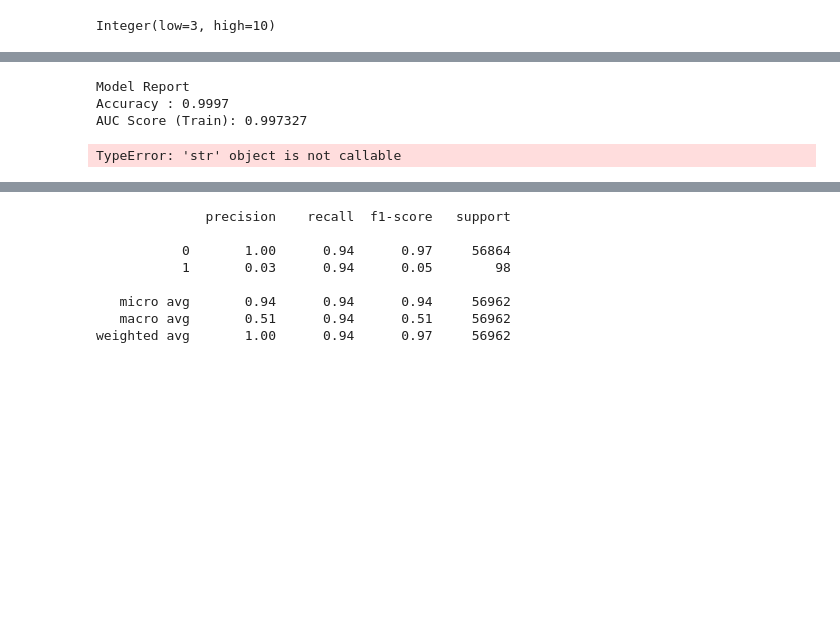
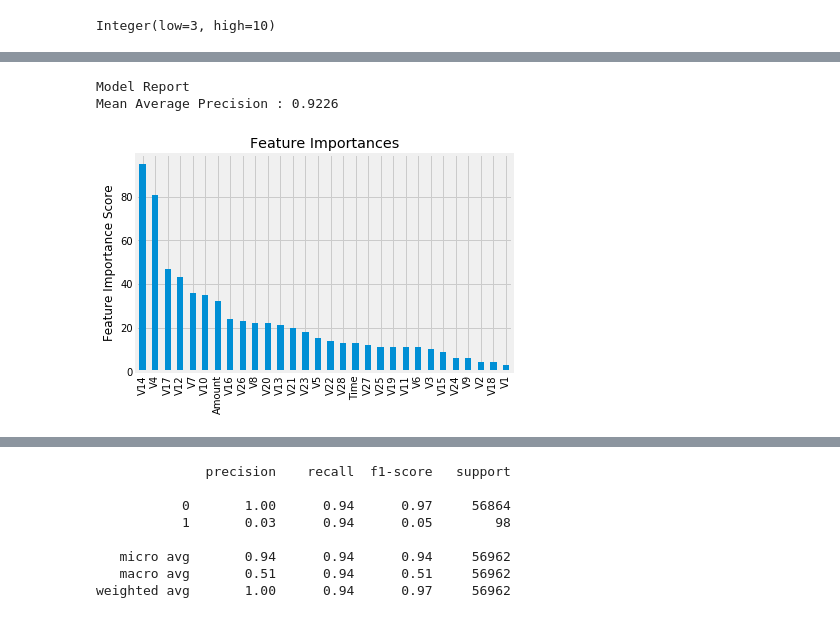
Before and after one commit to wnstnb/research, a Jupyter notebook: Predicting Credit Card Fraud V2.ipynb, the cells around one changed output, grey strips where cells are left out. Cells and saved outputs as stored; diff of their text form; code cells hidden in the pictures; blank space fills up the shorter version.

```diff
--- a/Predicting Credit Card Fraud V2.ipynb
+++ b/Predicting Credit Card Fraud V2.ipynb
@@ -352,9 +352,3 @@ Integer(low=3, high=10)
 from skopt.space import Real, Categorical, Integer
 from xgboost import DMatrix, cv
 from sklearn.metrics import accuracy_score, roc_auc_score
-# %%
-xgb_param = xgb.get_xgb_params()
-xgtrain = DMatrix(X_train.values, label=y_train.values)
-cvresult = cv(xgb_param, xgtrain, num_boost_round=xgb.get_params()['n_estimators'], nfold=5,
-    metrics='auc', early_stopping_rounds=50)
-xgb.set_params(n_estimators=cvresult.shape[0])
@@ -390,11 +385,13 @@ cvresult
 # %%
-def modelfit(alg, dtrain, predictors,useTrainCV=False, cv_folds=5, early_stopping_rounds=50):
+from sklearn.metrics import average_precision_score
+
+def modelfit(alg, useTrainCV=False, cv_folds=5, early_stopping_rounds=50):
 
     if useTrainCV:
         xgb_param = alg.get_xgb_params()
         xgtrain = DMatrix(X_train.values, label=y_train.values)
         cvresult = cv(xgb_param, xgtrain, num_boost_round=alg.get_params()['n_estimators'], nfold=cv_folds,
-            metrics=avg_prec, early_stopping_rounds=early_stopping_rounds)
+            metrics='map', early_stopping_rounds=early_stopping_rounds)
         alg.set_params(n_estimators=cvresult.shape[0])
 
     #Fit the algorithm on the data
@@ -406,16 +403,14 @@ def modelfit(alg, dtrain, predictors,useTrainCV=False, cv_folds=5, early_stoppin
 
     #Print model report:
     print("\nModel Report")
-    print("Accuracy : %.4g" % accuracy_score(y_train, dtrain_predictions))
-    print("AUC Score (Train): %f" % roc_auc_score(y_train, dtrain_predprob))
+    print("Mean Average Precision : %.4g" % average_precision_score(y_train, dtrain_predprob))
 
-    feat_imp = pd.Series(alg.booster().get_fscore()).sort_values(ascending=False)
+    feat_imp = pd.Series(alg.get_booster().get_fscore()).sort_values(ascending=False)
     feat_imp.plot(kind='bar', title='Feature Importances')
     plt.ylabel('Feature Importance Score')
 # %%
-modelfit(xgb, dtrain=None, predictors=None)
+modelfit(xgb)
 # %% [output]
 Model Report
-Accuracy : 0.9997
-AUC Score (Train): 0.997327
+Mean Average Precision : 0.9226
-TypeError: 'str' object is not callable
+[figure, added]
```
Also changed, not shown: parts of 14 cells of this notebook.
